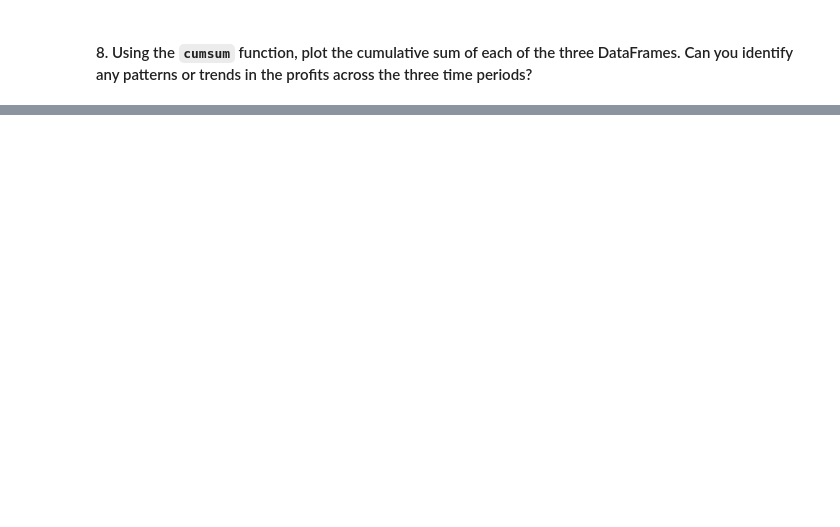
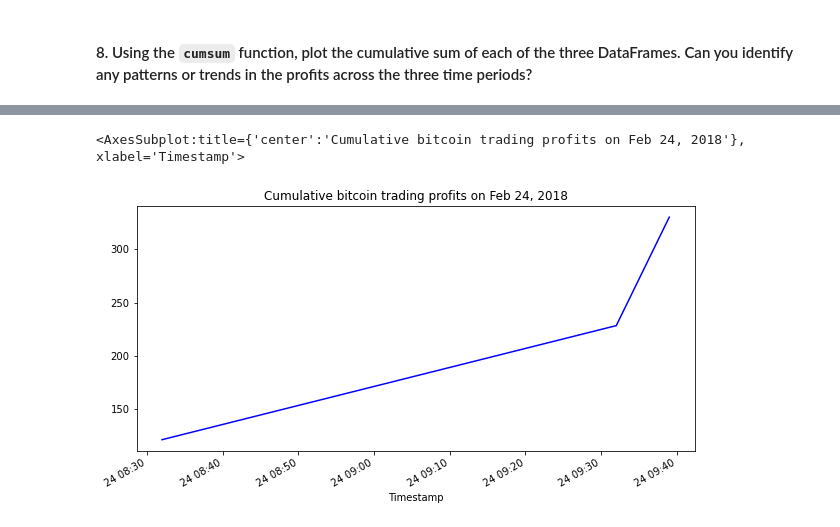
Before and after one commit to JakeWheelerGitHub/week_3_challenge, a Jupyter notebook: crypto_arbitrage.ipynb, the cells around one changed output, grey strips where cells are left out. Saved outputs shown, nothing was run; the diff lists cells and outputs as text; code cells hidden in the pictures; blank space fills up the shorter version.

```diff
--- a/crypto_arbitrage.ipynb
+++ b/crypto_arbitrage.ipynb
@@ -647,0 +657,5 @@ cumulative_profit_early = # YOUR CODE HERE
+# %%
+cumulative_profit_middle.plot(figsize=(10, 5), title="Cumulative bitcoin trading profits on Feb 24, 2018", color = "blue")
+# %% [output]
+<AxesSubplot:title={'center':'Cumulative bitcoin trading profits on Feb 24, 2018'}, xlabel='Timestamp'>
+[figure, added]
```
Also changed, not shown: parts of 12 cells of this notebook.
